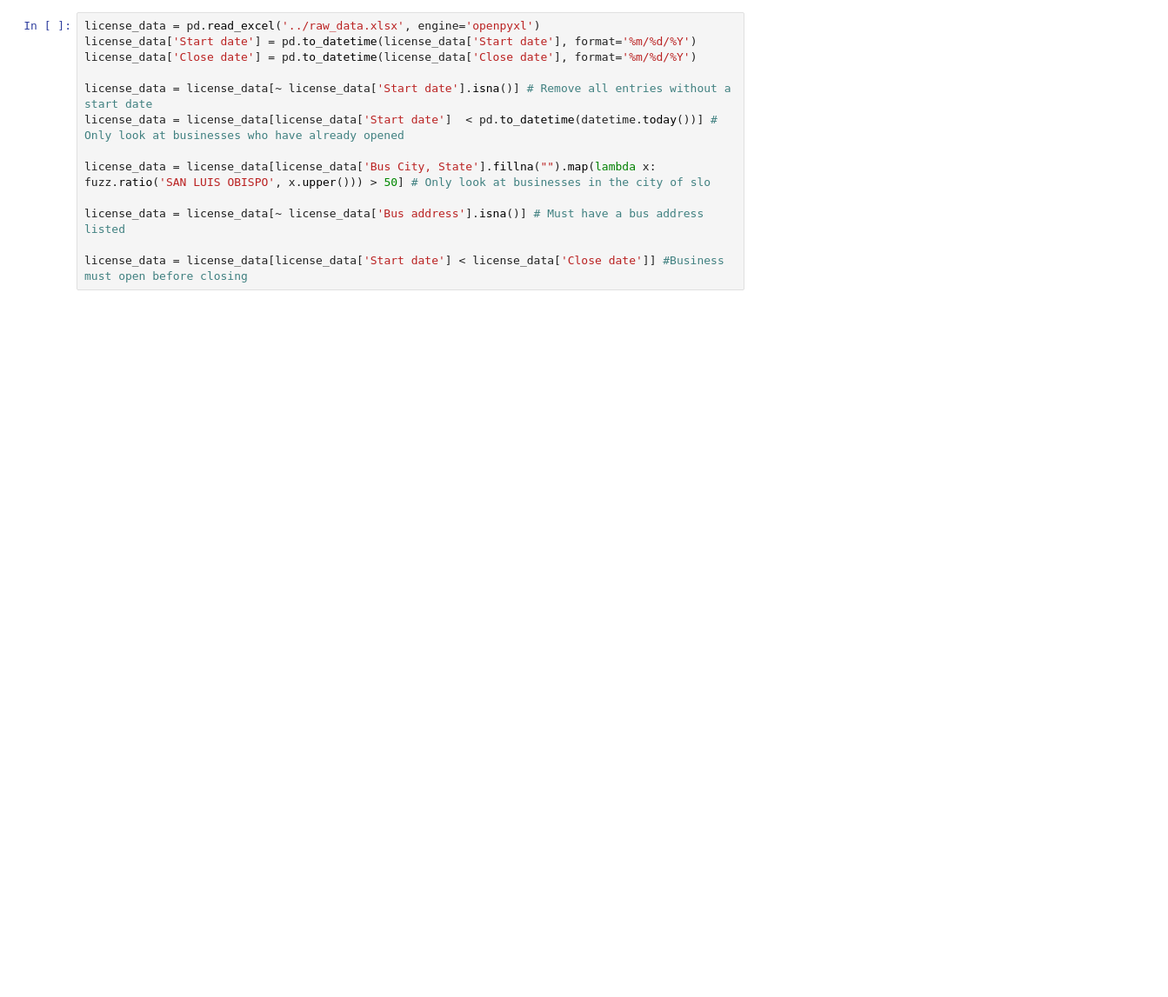
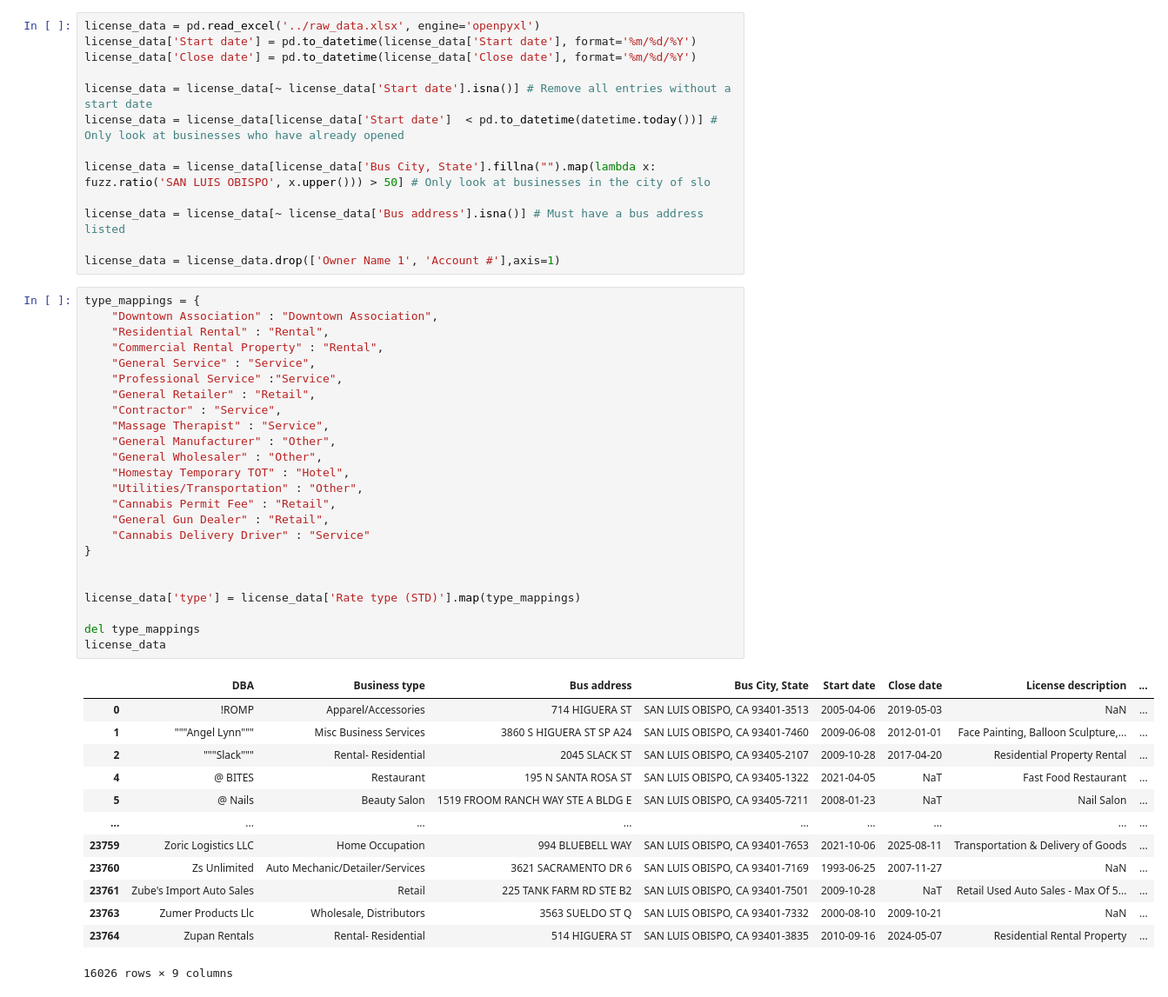
Before and after one commit to curtisjbradley/SLOCity-Business-License-Survival, a Jupyter notebook: preprocessing/preprocess.ipynb, the cells around one changed output. Shown at 87% size. Cells and saved outputs as stored; diff of their text form; blank space fills up the shorter version.

```diff
--- a/preprocessing/preprocess.ipynb
+++ b/preprocessing/preprocess.ipynb
@@ -16,5 +17,43 @@ license_data = license_data[license_data['Bus City, State'].fillna("").map(lambd
 
 license_data = license_data[~ license_data['Bus address'].isna()] # Must have a bus address listed
 
-license_data = license_data[license_data['Start date'] < license_data['Close date']] #Business must open before closing
+license_data = license_data.drop(['Owner Name 1', 'Account #'],axis=1)
+# %%
+type_mappings = {
+    "Downtown Association" : "Downtown Association",
+    "Residential Rental" : "Rental",
+    "Commercial Rental Property" : "Rental",
+    "General Service" : "Service",
+    "Professional Service" :"Service",
+    "General Retailer" : "Retail",
+    "Contractor" : "Service",
+    "Massage Therapist" : "Service",
+    "General Manufacturer" : "Other",
+    "General Wholesaler" : "Other",
+    "Homestay Temporary TOT" : "Hotel",
+    "Utilities/Transportation" : "Other",
+    "Cannabis Permit Fee" : "Retail",
+    "General Gun Dealer" : "Retail",
+    "Cannabis Delivery Driver" : "Service"
+}
+
+
+license_data['type'] = license_data['Rate type (STD)'].map(type_mappings)
+
+del type_mappings
+license_data
+# %% [output]
+|  | DBA | Business type | Bus address | Bus City, State | Start date | Close date | License description | ... |
+| 0 | !ROMP | Apparel/Accessories | 714 HIGUERA ST | SAN LUIS OBISPO, CA 93401-3513 | 2005-04-06 | 2019-05-03 | NaN | ... |
+| 1 | """Angel Lynn""" | Misc Business Services | 3860 S HIGUERA ST SP A24 | SAN LUIS OBISPO, CA 93401-7460 | 2009-06-08 | 2012-01-01 | Face Painting, Balloon Sculpture,... | ... |
+| 2 | """Slack""" | Rental- Residential | 2045 SLACK ST | SAN LUIS OBISPO, CA 93405-2107 | 2009-10-28 | 2017-04-20 | Residential Property Rental | ... |
+| 4 | @ BITES | Restaurant | 195 N SANTA ROSA ST | SAN LUIS OBISPO, CA 93405-1322 | 2021-04-05 | NaT | Fast Food Restaurant | ... |
+| 5 | @ Nails | Beauty Salon | 1519 FROOM RANCH WAY STE A BLDG E | SAN LUIS OBISPO, CA 93405-7211 | 2008-01-23 | NaT | Nail Salon | ... |
+| ... | ... | ... | ... | ... | ... | ... | ... | ... |
+| 23759 | Zoric Logistics LLC | Home Occupation | 994 BLUEBELL WAY | SAN LUIS OBISPO, CA 93401-7653 | 2021-10-06 | 2025-08-11 | Transportation & Delivery of Goods | ... |
+| 23760 | Zs Unlimited | Auto Mechanic/Detailer/Services | 3621 SACRAMENTO DR 6 | SAN LUIS OBISPO, CA 93401-7169 | 1993-06-25 | 2007-11-27 | NaN | ... |
+| 23761 | Zube's Import Auto Sales | Retail | 225 TANK FARM RD STE B2 | SAN LUIS OBISPO, CA 93401-7501 | 2009-10-28 | NaT | Retail Used Auto Sales - Max Of 5... | ... |
+| 23763 | Zumer Products Llc | Wholesale, Distributors | 3563 SUELDO ST Q | SAN LUIS OBISPO, CA 93401-7332 | 2000-08-10 | 2009-10-21 | NaN | ... |
+| 23764 | Zupan Rentals | Rental- Residential | 514 HIGUERA ST | SAN LUIS OBISPO, CA 93401-3835 | 2010-09-16 | 2024-05-07 | Residential Rental Property | ... |
+16026 rows × 9 columns
 # %%
```
Also changed, not shown: parts of 17 cells of this notebook, 2 other files.
